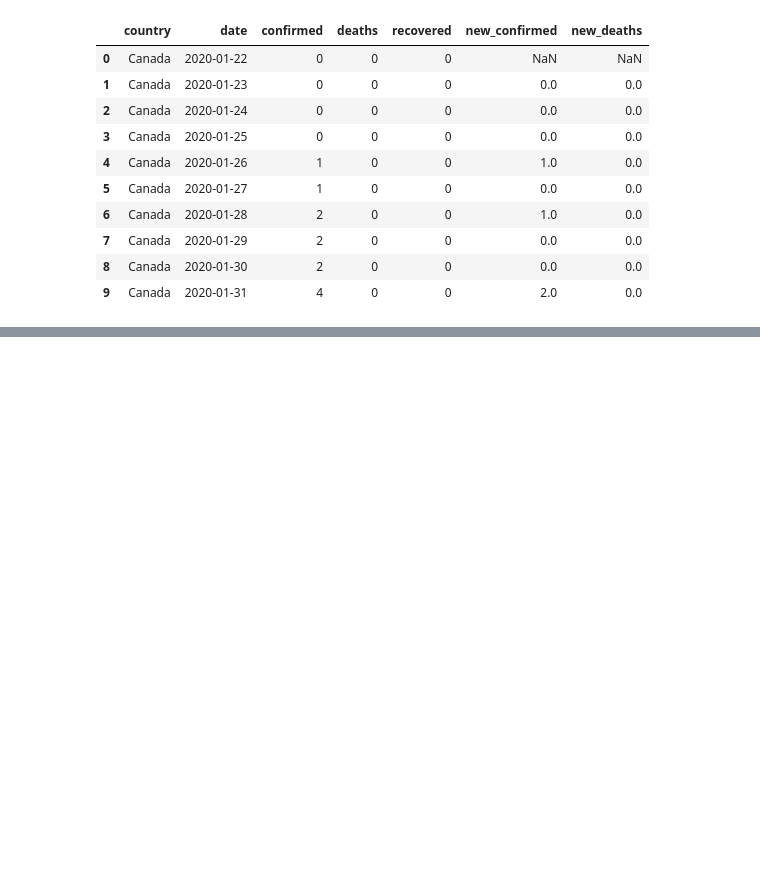
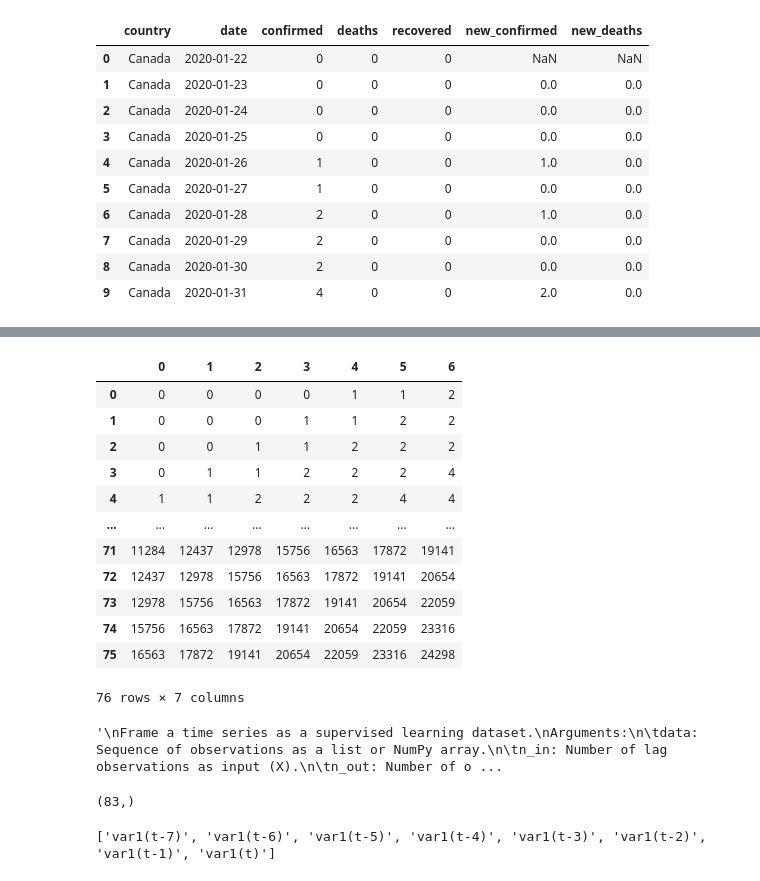
Before and after one commit to Dangandy/cv19, a Jupyter notebook: covid19_eda.ipynb, the cells around one changed output, grey strips where cells are left out. Saved outputs shown, nothing was run; the diff lists cells and outputs as text; code cells hidden in the pictures; blank space fills up the shorter version.

Commit message:
Implemented method to convert time series to classification

```diff
--- a/covid19_eda.ipynb
+++ b/covid19_eda.ipynb
@@ -162,0 +189,2 @@ canada_df.head(10)
+# %%
+canada_df.set_index('date', inplace=True)
@@ -162,0 +225,44 @@ canada_df.head(10)
+# %%
+temp = canada_df.copy()
+target = 'confirmed'
+x=[]
+y=[]
+n_steps = 7
+sequence=list(temp[target])
+for i in range(len(sequence)):
+    end_ix = i + n_steps
+    if end_ix > len(sequence)-1:
+        break
+    seq_x, seq_y = sequence[i:end_ix], sequence[end_ix]
+    if(seq_y!=0):
+        x.append(seq_x)
+        y.append(seq_y)
+# %%
+pd.DataFrame(x)
+# %% [output]
+|  | 0 | 1 | 2 | 3 | 4 | 5 | 6 |
+| 0 | 0 | 0 | 0 | 0 | 1 | 1 | 2 |
+| 1 | 0 | 0 | 0 | 1 | 1 | 2 | 2 |
+| 2 | 0 | 0 | 1 | 1 | 2 | 2 | 2 |
+| 3 | 0 | 1 | 1 | 2 | 2 | 2 | 4 |
+| 4 | 1 | 1 | 2 | 2 | 2 | 4 | 4 |
+| ... | ... | ... | ... | ... | ... | ... | ... |
+| 71 | 11284 | 12437 | 12978 | 15756 | 16563 | 17872 | 19141 |
+| 72 | 12437 | 12978 | 15756 | 16563 | 17872 | 19141 | 20654 |
+| 73 | 12978 | 15756 | 16563 | 17872 | 19141 | 20654 | 22059 |
+| 74 | 15756 | 16563 | 17872 | 19141 | 20654 | 22059 | 23316 |
+| 75 | 16563 | 17872 | 19141 | 20654 | 22059 | 23316 | 24298 |
+76 rows × 7 columns
+# %%
+	"""
+	Frame a time series as a supervised learning dataset.
+	Arguments:
+		data: Sequence of observations as a list or NumPy array.
+		n_in: Number of lag observations as input (X).
+		n_out: Number of observations as output (y).
+		dropnan: Boolean whether or not to drop rows with NaN values.
+	Returns:
+		Pandas DataFrame of series framed for supervised learning.
+	"""
+# %% [output]
+'\nFrame a time series as a supervised learning dataset.\nArguments:\n\tdata: Sequence of observations as a list or NumPy array.\n\tn_in: Number of lag observations as input (X).\n\tn_out: Number of o ...
@@ -162,0 +293,4 @@ canada_df.head(10)
+# %%
+canada_df['confirmed'].shape
+# %% [output]
+(83,)
@@ -162,0 +299,4 @@ canada_df.head(10)
+# %%
+agg = series_to_supervised(confirmed, 7)
+# %% [output]
+['var1(t-7)', 'var1(t-6)', 'var1(t-5)', 'var1(t-4)', 'var1(t-3)', 'var1(t-2)', 'var1(t-1)', 'var1(t)']
```
Also changed, not shown: parts of 11 cells of this notebook.
